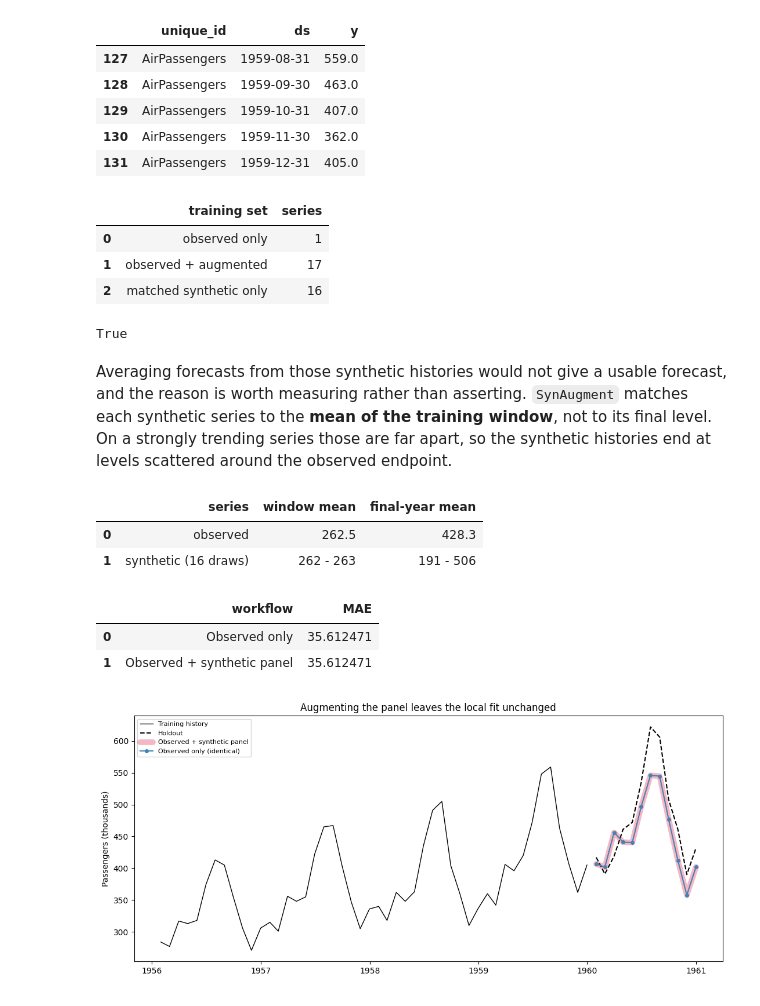
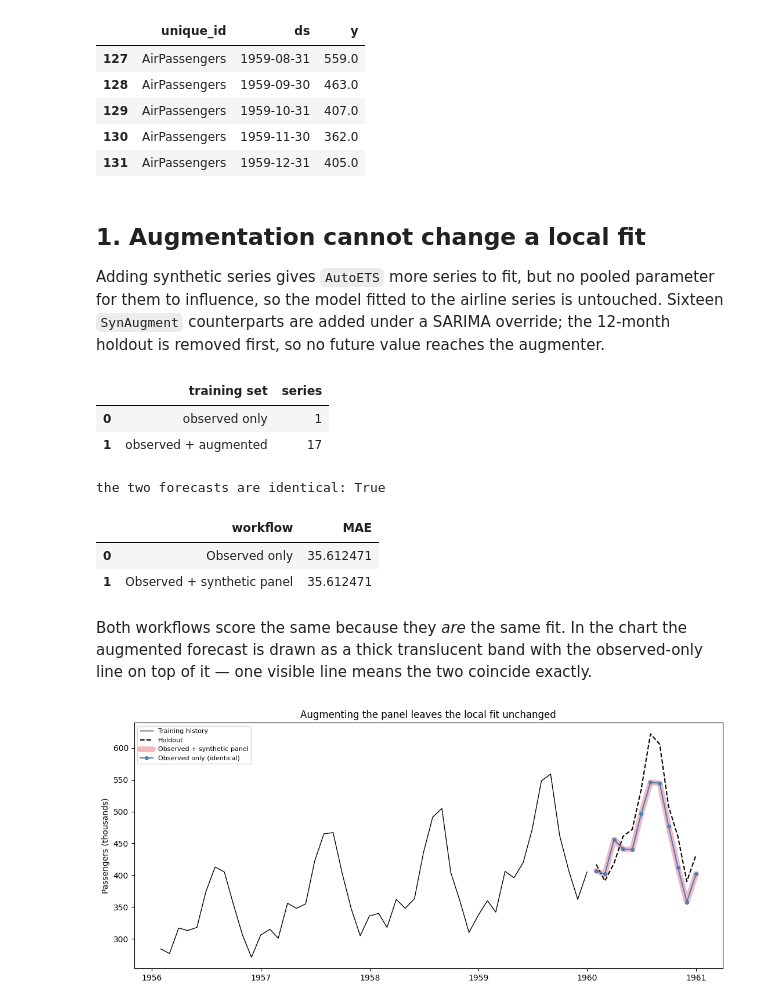
Before and after one commit to Nixtla/synforecast, a Jupyter notebook: nbs/docs/integrations/statsforecast.ipynb, the cells around one changed output. Cells and saved outputs as stored; diff of their text form; code cells hidden in the pictures.

```diff
--- a/nbs/docs/integrations/statsforecast.ipynb
+++ b/nbs/docs/integrations/statsforecast.ipynb
@@ -46,27 +38,27 @@ train_df.tail()
 | 129 | AirPassengers | 1959-10-31 | 407.0 |
 | 130 | AirPassengers | 1959-11-30 | 362.0 |
 | 131 | AirPassengers | 1959-12-31 | 405.0 |
+# %% [markdown]
+## 1. Augmentation cannot change a local fit
+
+Adding synthetic series gives `AutoETS` more series to fit, but no pooled parameter for them to influence, so the model fitted to the airline series is untouched. Sixteen `SynAugment` counterparts are added under a SARIMA override; the 12-month holdout is removed first, so no future value reaches the augmenter.
 # %%
 augmented_train_df = SynAugment(seed=42).augment(
     train_df,
     n_augment=16,
     generator_override={TARGET_ID: "SARIMAGenerator"},
 )
-synthetic_history_df = augmented_train_df.loc[
-    augmented_train_df["unique_id"].astype(str) != TARGET_ID
-].copy()
 
 pd.DataFrame(
     {
-        "training set": ["observed only", "observed + augmented", "matched synthetic only"],
-        "series": [1, augmented_train_df["unique_id"].nunique(), synthetic_history_df["unique_id"].nunique()],
+        "training set": ["observed only", "observed + augmented"],
+        "series": [1, augmented_train_df["unique_id"].nunique()],
     }
 )
 # %% [output]
 |  | training set | series |
 | 0 | observed only | 1 |
 | 1 | observed + augmented | 17 |
-| 2 | matched synthetic only | 16 |
 # %%
 def make_forecaster() -> StatsForecast:
     return StatsForecast(
@@ -90,34 +82,12 @@ with_augmentation = make_forecaster()
 with_augmentation.fit(augmented_train_df)
 augmented_forecast = target_forecast(with_augmentation.predict(h=HORIZON))
 
-np.allclose(real_only_forecast["AutoETS"], augmented_forecast["AutoETS"])
+identical = np.allclose(
+    real_only_forecast["AutoETS"], augmented_forecast["AutoETS"]
+)
+print(f"the two forecasts are identical: {identical}")
 # %% [output]
-True
+the two forecasts are identical: True
-# %% [markdown]
-Averaging forecasts from those synthetic histories would not give a usable forecast, and the reason is worth measuring rather than asserting. `SynAugment` matches each synthetic series to the **mean of the training window**, not to its final level. On a strongly trending series those are far apart, so the synthetic histories end at levels scattered around the observed endpoint.
-# %%
-levels = synthetic_history_df.groupby("unique_id", observed=True)["y"].agg(
-    window_mean="mean",
-    final_year_mean=lambda values: values.tail(12).mean(),
-)
-
-pd.DataFrame(
-    {
-        "series": ["observed", "synthetic (16 draws)"],
-        "window mean": [
-            round(train_df["y"].mean(), 1),
-            f"{levels['window_mean'].min():.0f} - {levels['window_mean'].max():.0f}",
-        ],
-        "final-year mean": [
-            round(train_df["y"].tail(12).mean(), 1),
-            f"{levels['final_year_mean'].min():.0f} - {levels['final_year_mean'].max():.0f}",
-        ],
-    }
-)
-# %% [output]
-|  | series | window mean | final-year mean |
-| 0 | observed | 262.5 | 428.3 |
-| 1 | synthetic (16 draws) | 262 - 263 | 191 - 506 |
 # %%
 forecast_sets = {
     "Observed only": real_only_forecast,
@@ -140,6 +110,8 @@ metrics
 |  | workflow | MAE |
 | 0 | Observed only | 35.612471 |
 | 1 | Observed + synthetic panel | 35.612471 |
+# %% [markdown]
+Both workflows score the same because they *are* the same fit. In the chart the augmented forecast is drawn as a thick translucent band with the observed-only line on top of it — one visible line means the two coincide exactly.
 # %%
 fig, ax = plt.subplots(figsize=(11, 5))
 history = train_df.tail(48)
```
Also changed, not shown: parts of 10 cells of this notebook.
